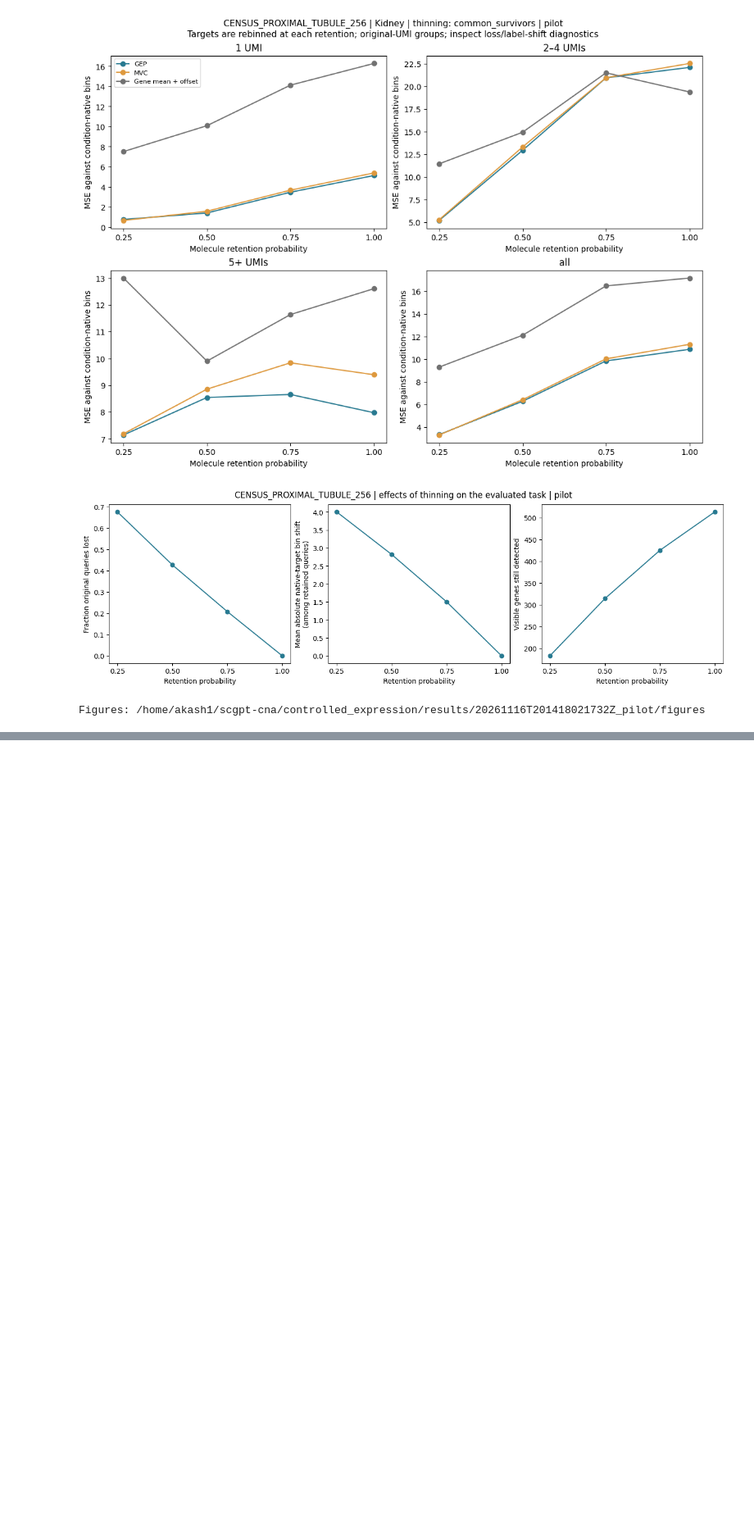
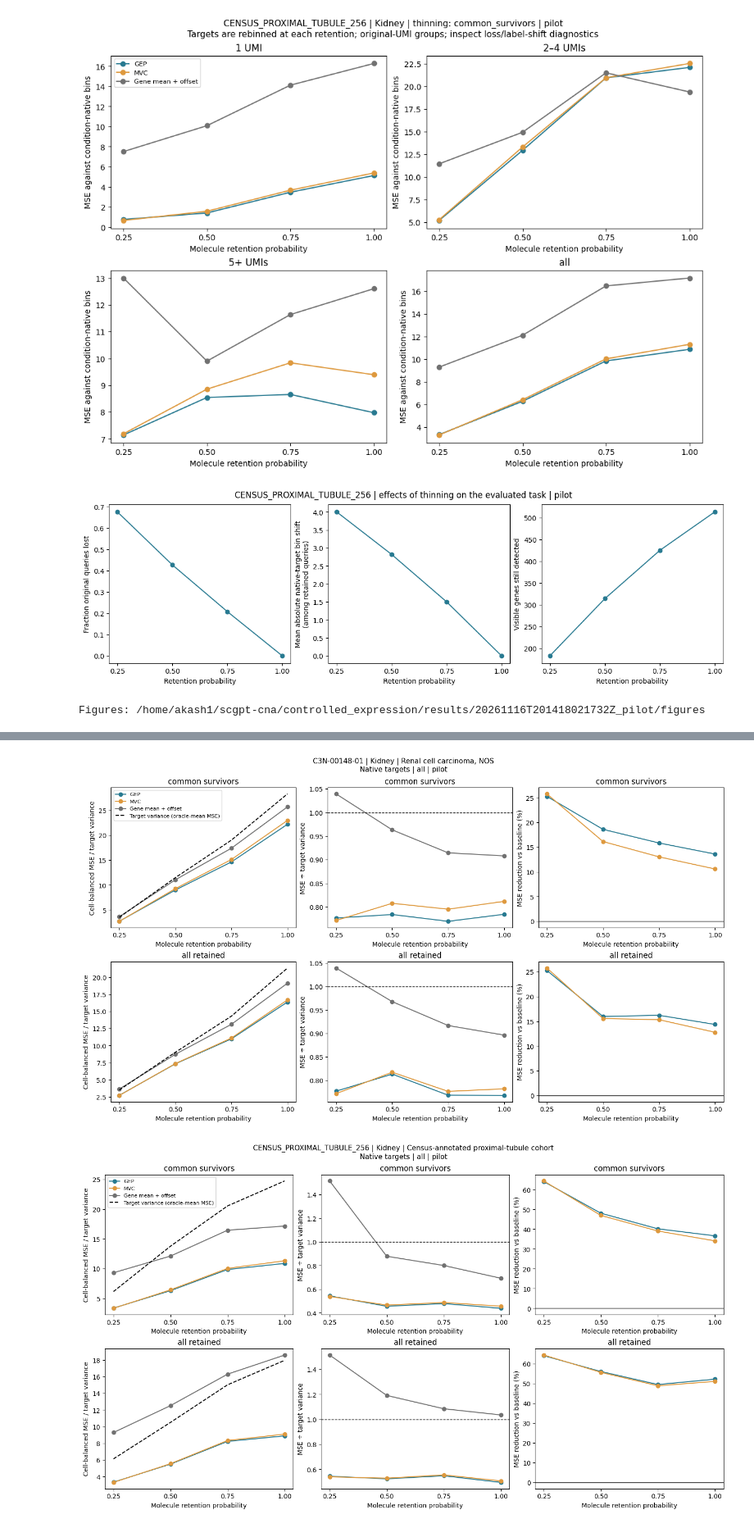
Before and after one commit to AkashPrasad2/scgpt-cna, a Jupyter notebook: notebooks/08-baseline.ipynb, the cells around one changed output, grey strips where cells are left out. Shown at 82% size. Cells and saved outputs as stored; diff of their text form; code cells hidden in the pictures; blank space fills up the shorter version.

Commit message:
thinning experiment continued

```diff
--- a/notebooks/08-baseline.ipynb
+++ b/notebooks/08-baseline.ipynb
@@ -2148,0 +2326,38 @@ Figures: /home/akash1/scgpt-cna/controlled_expression/results/20261116T201418021
+# %%
+# C — Plot native-target results. Ratios use cell-balanced means.
+import matplotlib.pyplot as plt
+COLORS = {"GEP":"#287A91", "MVC":"#DE993E", BASE:"#717171",
+          "GEP_shuffled":"#76AAB8", "MVC_shuffled":"#EBC68E", "gene_mean":"#9B6798"}
+LABELS = {BASE:"Gene mean + offset", "GEP_shuffled":"GEP shuffled", "MVC_shuffled":"MVC shuffled"}
+
+def store_fig(fig, name):
+    fig.savefig(FIG_DIR/f"{name}.png",dpi=220,bbox_inches="tight")
+    fig.savefig(FIG_DIR/f"{name}.pdf",bbox_inches="tight")
+    plt.show(); plt.close(fig)
+
+NATIVE_PLOT_GROUP = "all"  # Also try '5+ UMIs' or '2–4 UMIs'. No variance ratio for '1 UMI'.
+for sid in units.sample_id:
+    u = units.set_index("sample_id").loc[sid]
+    fig, axes = plt.subplots(2,3,figsize=(14,8),constrained_layout=True)
+    for row,view in enumerate(["common_survivors","all_retained"]):
+        s = native_summary.loc[native_summary.sample_id.eq(sid)&native_summary.view.eq(view)&native_summary.count_group.eq(NATIVE_PLOT_GROUP)]
+        for method in MAIN_METHODS:
+            t = s.loc[s.method.eq(method)].sort_values("retention")
+            for col,metric in enumerate(["mean_MSE","MSE_over_target_variance","percent_MSE_reduction"]):
+                if col==2 and method==BASE:
+                    continue
+                axes[row,col].plot(t.retention,t[metric],"o-",color=COLORS[method],label=LABELS.get(method,method))
+        t = s.loc[s.method.eq("GEP")].sort_values("retention")
+        axes[row,0].plot(t.retention,t.mean_target_variance,"k--",label="Target variance (oracle-mean MSE)")
+        axes[row,1].axhline(1,color="black",ls="--",lw=1)
+        axes[row,2].axhline(0,color="black",lw=1)
+        for ax,label in zip(axes[row],["Cell-balanced MSE / target variance","MSE ÷ target variance","MSE reduction vs baseline (%)"]):
+            ax.set(xlabel="Molecule retention probability",ylabel=label,xticks=sorted(PS),title=view.replace("_"," "))
+        if s.mean_target_variance.le(1e-12).all():
+            axes[row,1].text(.5,.5,"Undefined: targets have zero variance",ha="center",transform=axes[row,1].transAxes)
+    axes[0,0].legend(fontsize=8)
+    fig.suptitle(f"{sid} | {u['primary_site']} | {u['diagnoses.0.primary_diagnosis']}\nNative targets | {NATIVE_PLOT_GROUP} | {source_manifest['mode']}",fontsize=11)
+    store_fig(fig,f"native_variance_{sid}_{NATIVE_PLOT_GROUP.replace(' ','_').replace('+','plus')}")
+# %% [output]
+[figure, added]
+[figure, added]
```
Also changed, not shown: parts of 10 cells of this notebook.
